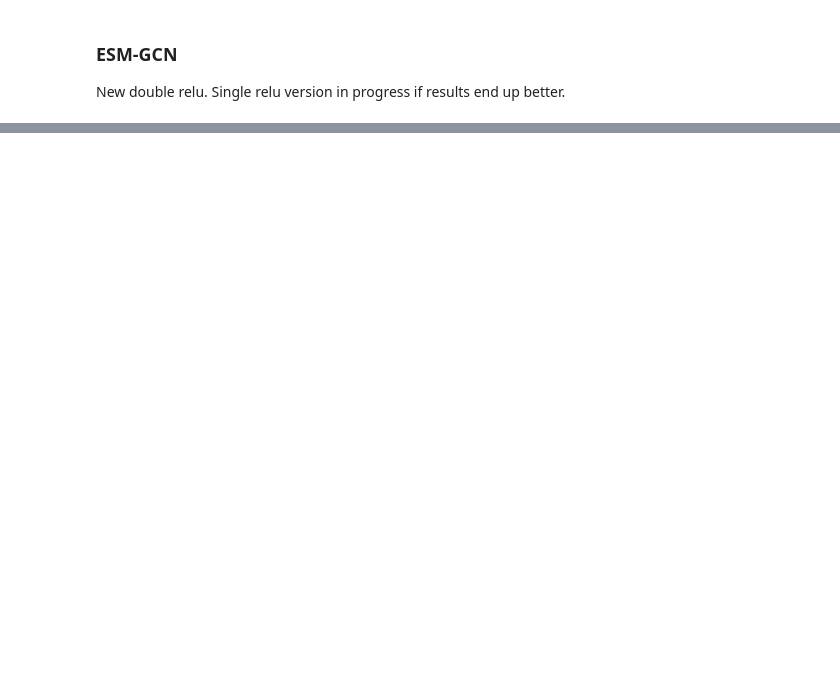
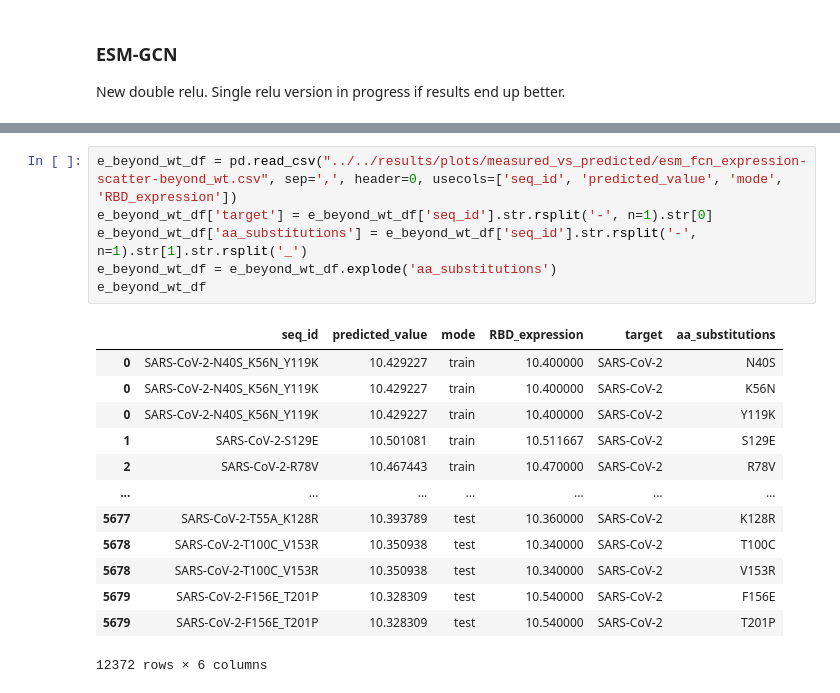
Before and after one commit to stelleg/Spike_NLP, a Jupyter notebook: notebooks/models/measured_vs_predicted_scatter.ipynb, the cells around one changed output, grey strips where cells are left out. Drawn from its saved outputs; the diff is of its cells as text; blank space fills up the shorter version.

```diff
--- a/notebooks/models/measured_vs_predicted_scatter.ipynb
+++ b/notebooks/models/measured_vs_predicted_scatter.ipynb
@@ -660,0 +803,20 @@ plot_predicted_value_scatter_with_threshold(merged_df, "RBD_expression", "predic
+# %%
+e_beyond_wt_df = pd.read_csv("../../results/plots/measured_vs_predicted/esm_fcn_expression-scatter-beyond_wt.csv", sep=',', header=0, usecols=['seq_id', 'predicted_value', 'mode', 'RBD_expression'])
+e_beyond_wt_df['target'] = e_beyond_wt_df['seq_id'].str.rsplit('-', n=1).str[0]
+e_beyond_wt_df['aa_substitutions'] = e_beyond_wt_df['seq_id'].str.rsplit('-', n=1).str[1].str.rsplit('_')
+e_beyond_wt_df = e_beyond_wt_df.explode('aa_substitutions')
+e_beyond_wt_df
+# %% [output]
+|  | seq_id | predicted_value | mode | RBD_expression | target | aa_substitutions |
+| 0 | SARS-CoV-2-N40S_K56N_Y119K | 10.429227 | train | 10.400000 | SARS-CoV-2 | N40S |
+| 0 | SARS-CoV-2-N40S_K56N_Y119K | 10.429227 | train | 10.400000 | SARS-CoV-2 | K56N |
+| 0 | SARS-CoV-2-N40S_K56N_Y119K | 10.429227 | train | 10.400000 | SARS-CoV-2 | Y119K |
+| 1 | SARS-CoV-2-S129E | 10.501081 | train | 10.511667 | SARS-CoV-2 | S129E |
+| 2 | SARS-CoV-2-R78V | 10.467443 | train | 10.470000 | SARS-CoV-2 | R78V |
+| ... | ... | ... | ... | ... | ... | ... |
+| 5677 | SARS-CoV-2-T55A_K128R | 10.393789 | test | 10.360000 | SARS-CoV-2 | K128R |
+| 5678 | SARS-CoV-2-T100C_V153R | 10.350938 | test | 10.340000 | SARS-CoV-2 | T100C |
+| 5678 | SARS-CoV-2-T100C_V153R | 10.350938 | test | 10.340000 | SARS-CoV-2 | V153R |
+| 5679 | SARS-CoV-2-F156E_T201P | 10.328309 | test | 10.540000 | SARS-CoV-2 | F156E |
+| 5679 | SARS-CoV-2-F156E_T201P | 10.328309 | test | 10.540000 | SARS-CoV-2 | T201P |
+12372 rows × 6 columns
```
Also changed, not shown: parts of 8 cells of this notebook, 15 other files.
